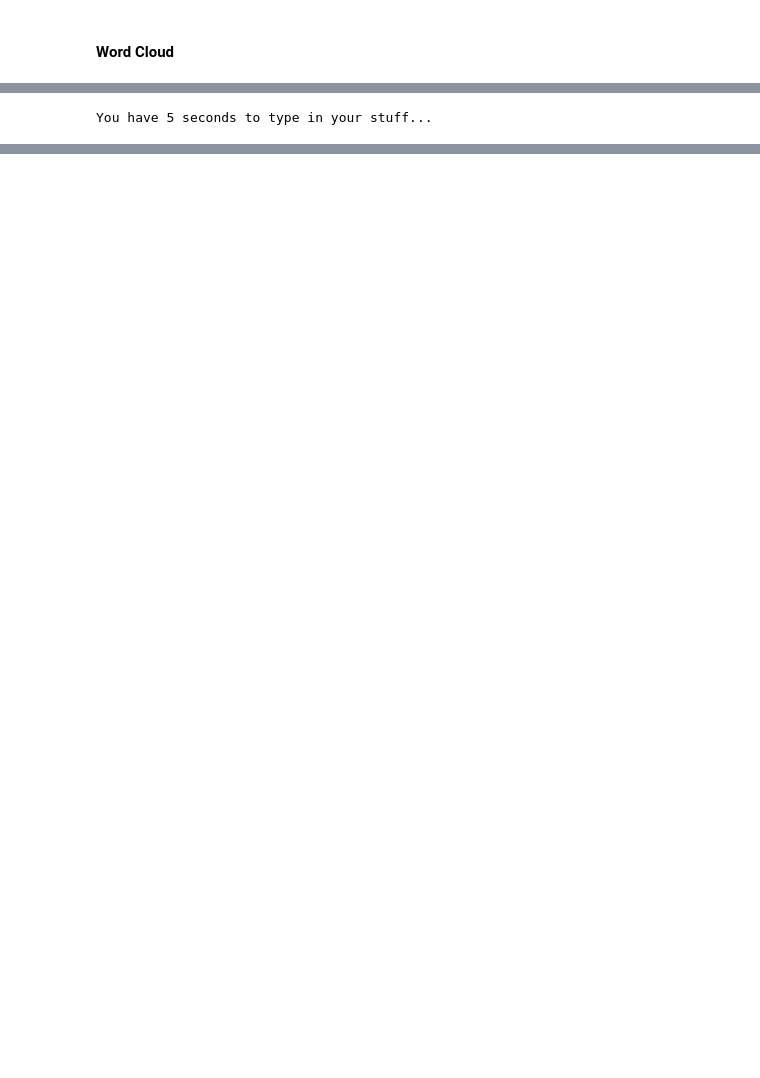
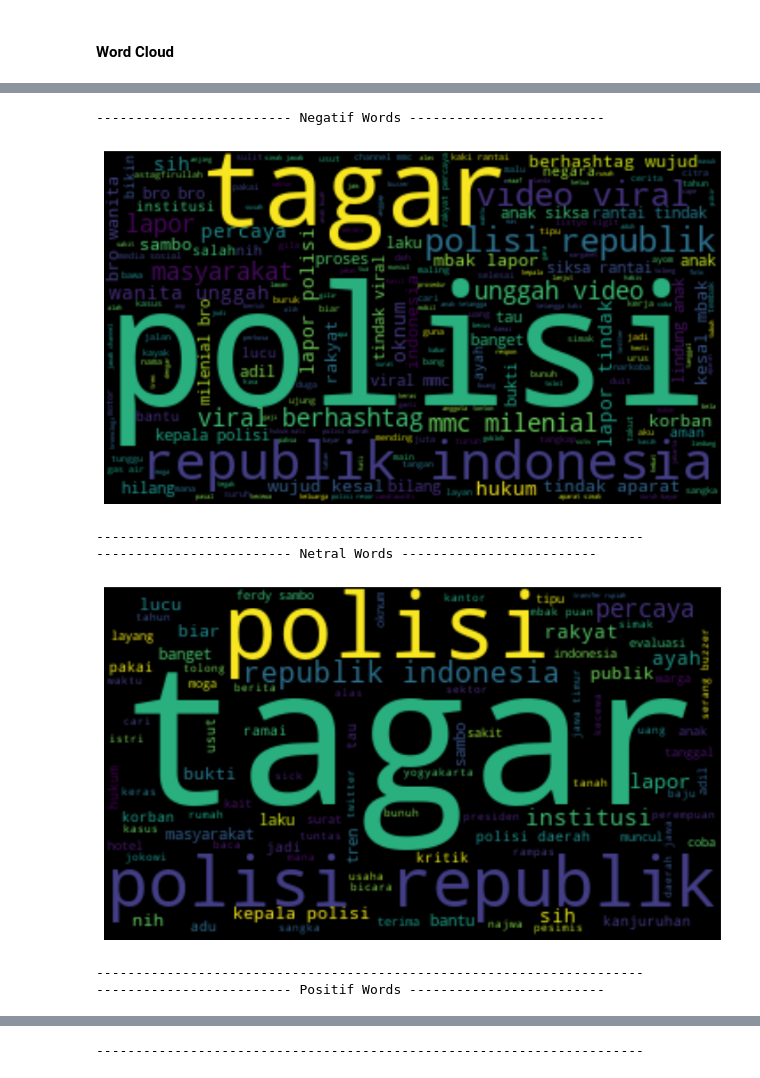
Before and after one commit to Sekhudin/police-sentiment-analysis, a Jupyter notebook: sentimen_analisis.ipynb, the cells around one changed output, grey strips where cells are left out. Drawn from its saved outputs; the diff is of its cells as text; code cells hidden in the pictures; blank space fills up the shorter version.

```diff
--- a/sentimen_analisis.ipynb
+++ b/sentimen_analisis.ipynb
@@ -582,9 +684,7 @@ def DOWNLOAD_IMAGE(url, filename='pict01.jpg'):
       return block
 
 # WORDCLOUD --> memunculkan kata ururt dari palimng banyak yang disebut
-
-
-def WORDCLOUD_BASIC(colWithValue='Label', value='Positive', col="CleanText"):
+def WORDCLOUD_BASIC(dataFrame=df,colWithValue='Label', value='Positive', col="CleanText"):
   print('{} {} Words {}'.format('-' * 25, value, '-' * 25))
   words = " ".join(df[df[colWithValue] == value][col].values)
   wordcloud = WordCloud(width=350, height=200, random_state=21,
@@ -594,6 +694,27 @@ def WORDCLOUD_BASIC(colWithValue='Label', value='Positive', col="CleanText"):
   plt.axis('off')
   plt.show()
   print('-' * 70)
+
+# PIE CHART
+def CHART_PIE(dataFrame,colWithValue='Label', valToExplode="Positif"):
+  totalData = len(dataFrame)
+  labels = dataFrame[colWithValue].unique()
+  dictPercent = {}
+
+  for key in labels:
+      total = len(dataFrame[dataFrame[colWithValue] == key])
+      percent = total/totalData * 100
+      print("total {} : {}".format(key, total))
+      dictPercent[key] = round(percent, 3)
+
+  dataValue = np.array(list(dictPercent.values()))
+  dataLabel = list(dictPercent.keys())
+
+  plt.pie(dataValue, labels=dataLabel, autopct='%1.1f%%',
+          startangle=90)
+  plt.axis('equal')
+  plt.legend()
+  plt.show()
 
 # imgUrl = "https://raw.githubusercontent.com/ksnugroho/klasifikasi-spam-sms/master/img/cloud.jpg"
 # img = DOWNLOAD_IMAGE(url=imgUrl)
@@ -634,16 +741,12 @@ negativeWords = WORDCLOUD_BASIC(colWithValue='Label', value='Negative')
-# %%
-import signal
-
-def Input():
-    try:
-            print('You have 5 seconds to type in your stuff...')
-            foo = input()
-            return foo
-    except:
-            # timeout
-            return
-
-
-s = Input()
-# %% [output]
-You have 5 seconds to type in your stuff...
+# %%
+labeled_value = ["Negatif", "Netral", "Positif"]
+for labelVal in labeled_value:
+  WORDCLOUD_BASIC(dataFrame=df, colWithValue='Label', value=labelVal)
+# %% [output]
+------------------------- Negatif Words -------------------------
+[figure, added]
+----------------------------------------------------------------------
+------------------------- Netral Words -------------------------
+[figure, added]
+----------------------------------------------------------------------
+------------------------- Positif Words -------------------------
@@ -649,0 +754 @@ You have 5 seconds to type in your stuff...
+----------------------------------------------------------------------
```
Also changed, not shown: parts of 22 cells of this notebook, 7 other files.
